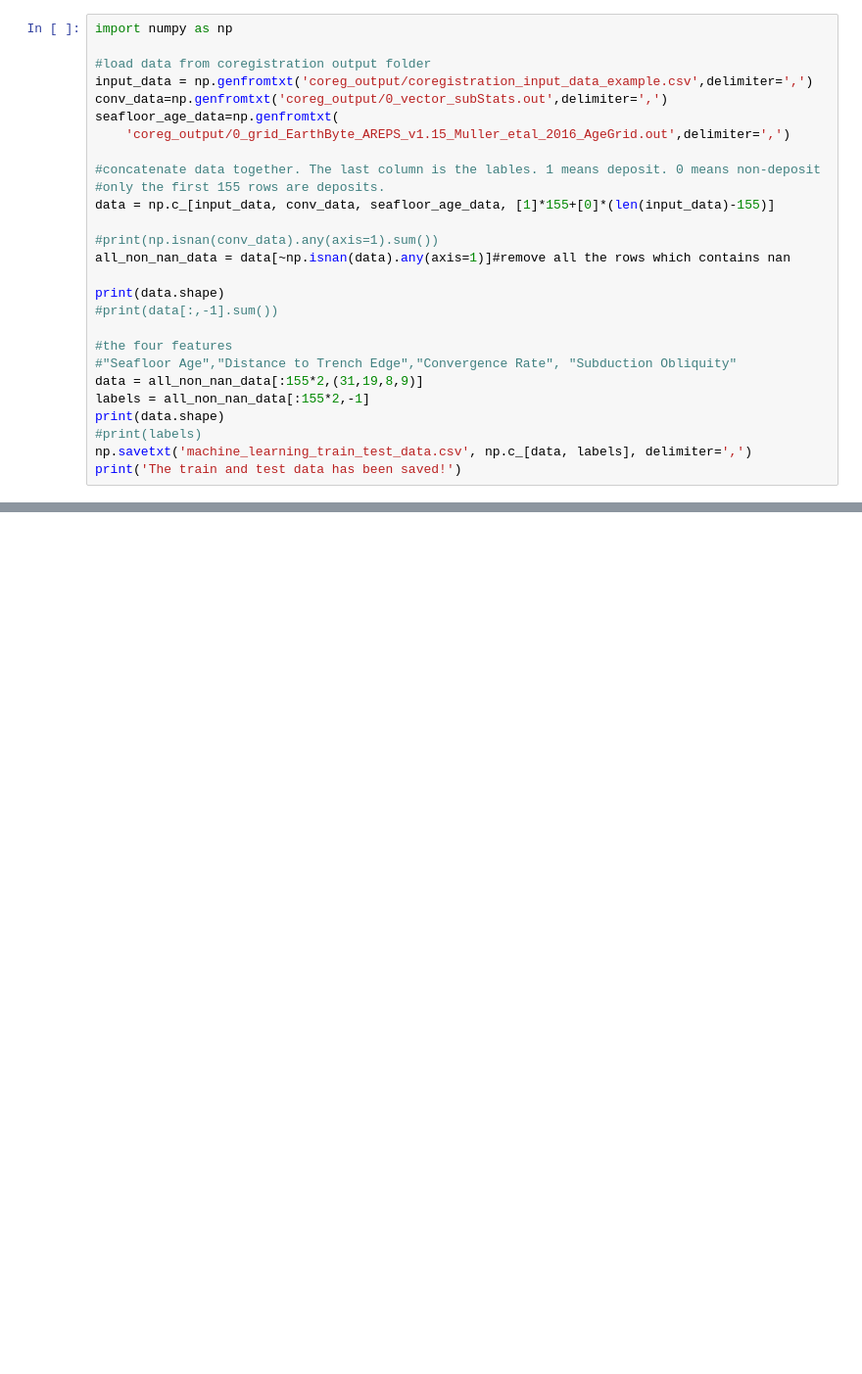
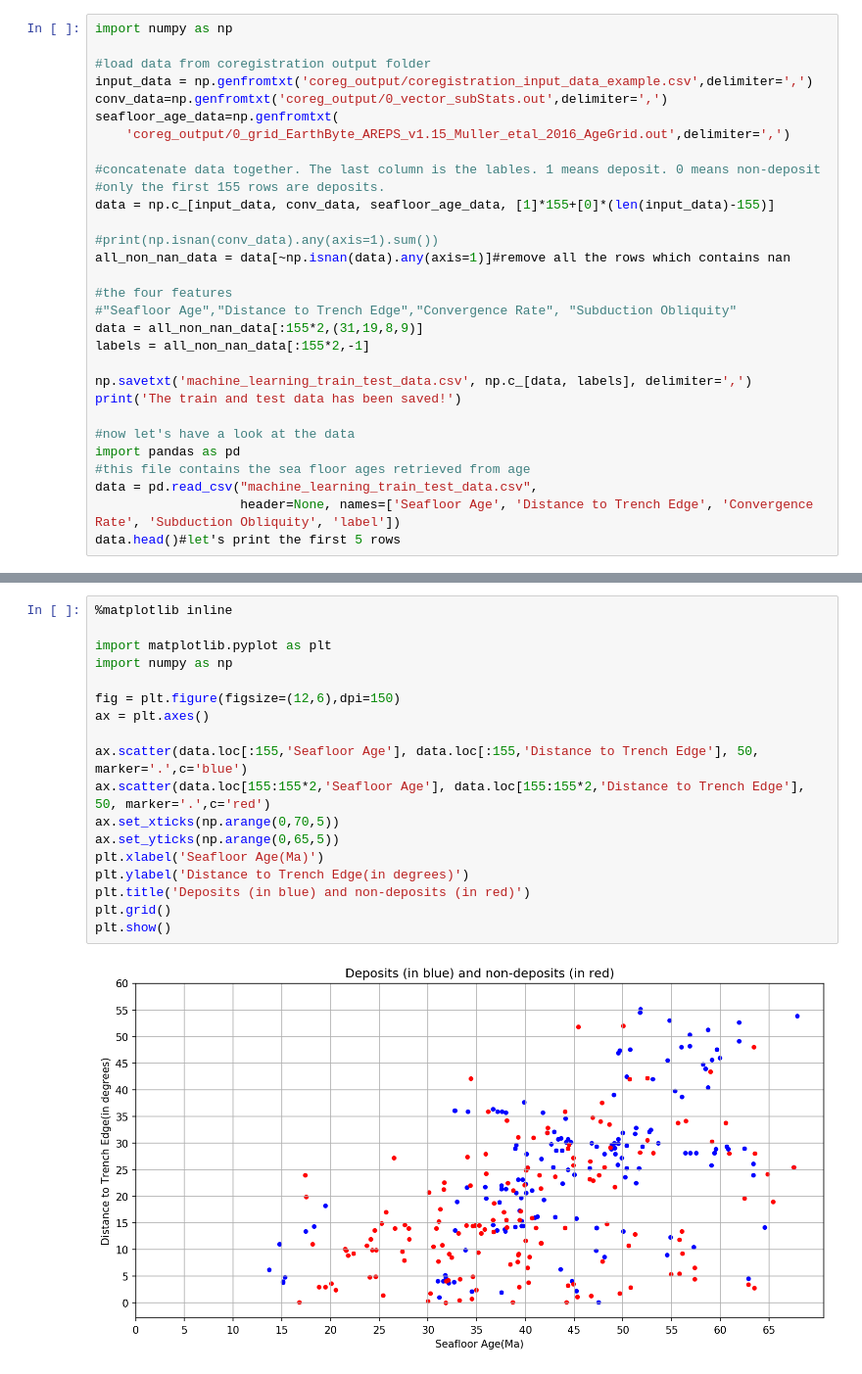
Before and after one commit to EarthByte/spatio-temporal-exploration, a Jupyter notebook: python/data_wrangling.ipynb, the cells around one changed output, grey strips where cells are left out. Shown at 98% size. Cells and saved outputs as stored; diff of their text form; blank space fills up the shorter version.

```diff
--- a/python/data_wrangling.ipynb
+++ b/python/data_wrangling.ipynb
@@ -20,15 +22,18 @@ data = np.c_[input_data, conv_data, seafloor_age_data, [1]*155+[0]*(len(input_da
 #print(np.isnan(conv_data).any(axis=1).sum())
 all_non_nan_data = data[~np.isnan(data).any(axis=1)]#remove all the rows which contains nan
 
-print(data.shape)
-#print(data[:,-1].sum())
-
 #the four features
 #"Seafloor Age","Distance to Trench Edge","Convergence Rate", "Subduction Obliquity"
 data = all_non_nan_data[:155*2,(31,19,8,9)]
 labels = all_non_nan_data[:155*2,-1]
-print(data.shape)
-#print(labels)
+
 np.savetxt('machine_learning_train_test_data.csv', np.c_[data, labels], delimiter=',')
 print('The train and test data has been saved!')
+
+#now let's have a look at the data
+import pandas as pd
+#this file contains the sea floor ages retrieved from age
+data = pd.read_csv("machine_learning_train_test_data.csv",
+                   header=None, names=['Seafloor Age', 'Distance to Trench Edge', 'Convergence Rate', 'Subduction Obliquity', 'label'])
+data.head()#let's print the first 5 rows
 # %% [output]
@@ -37,0 +51,20 @@ The train and test data has been saved!
+# %%
+%matplotlib inline
+
+import matplotlib.pyplot as plt
+import numpy as np
+
+fig = plt.figure(figsize=(12,6),dpi=150)
+ax = plt.axes()
+
+ax.scatter(data.loc[:155,'Seafloor Age'], data.loc[:155,'Distance to Trench Edge'], 50, marker='.',c='blue')
+ax.scatter(data.loc[155:155*2,'Seafloor Age'], data.loc[155:155*2,'Distance to Trench Edge'], 50, marker='.',c='red')
+ax.set_xticks(np.arange(0,70,5))
+ax.set_yticks(np.arange(0,65,5))
+plt.xlabel('Seafloor Age(Ma)')
+plt.ylabel('Distance to Trench Edge(in degrees)')
+plt.title('Deposits (in blue) and non-deposits (in red)')
+plt.grid()
+plt.show()
+# %% [output]
+[figure, added]
```
Also changed, not shown: parts of 6 cells of this notebook, 1 other file.
